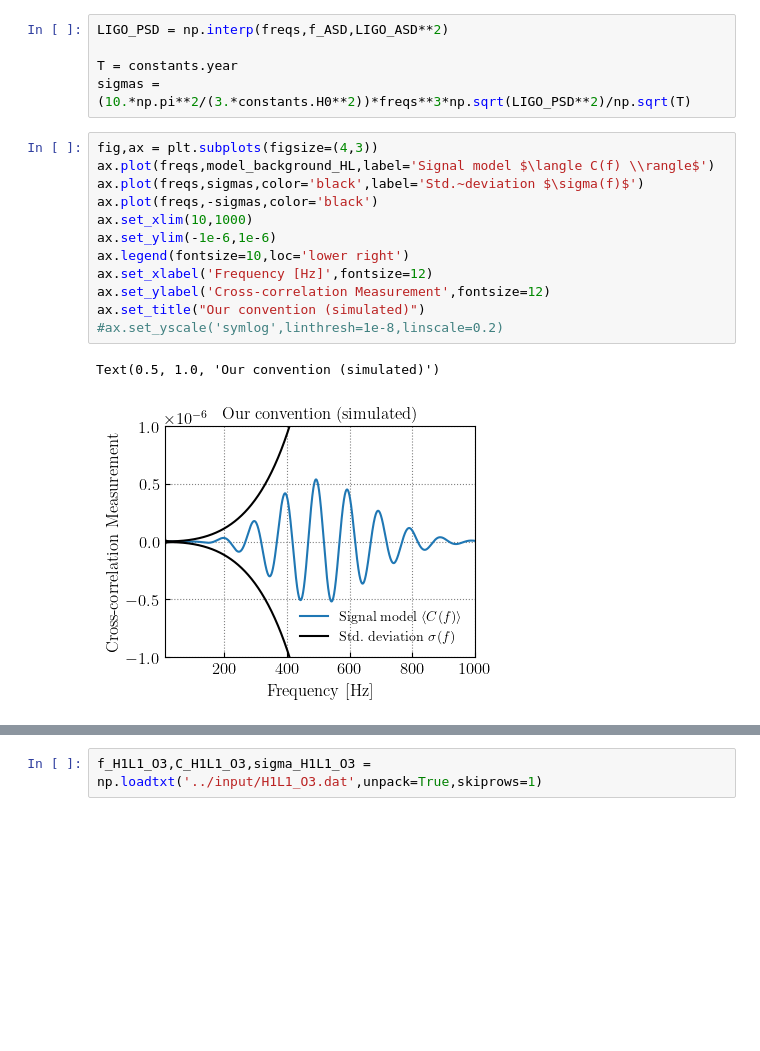
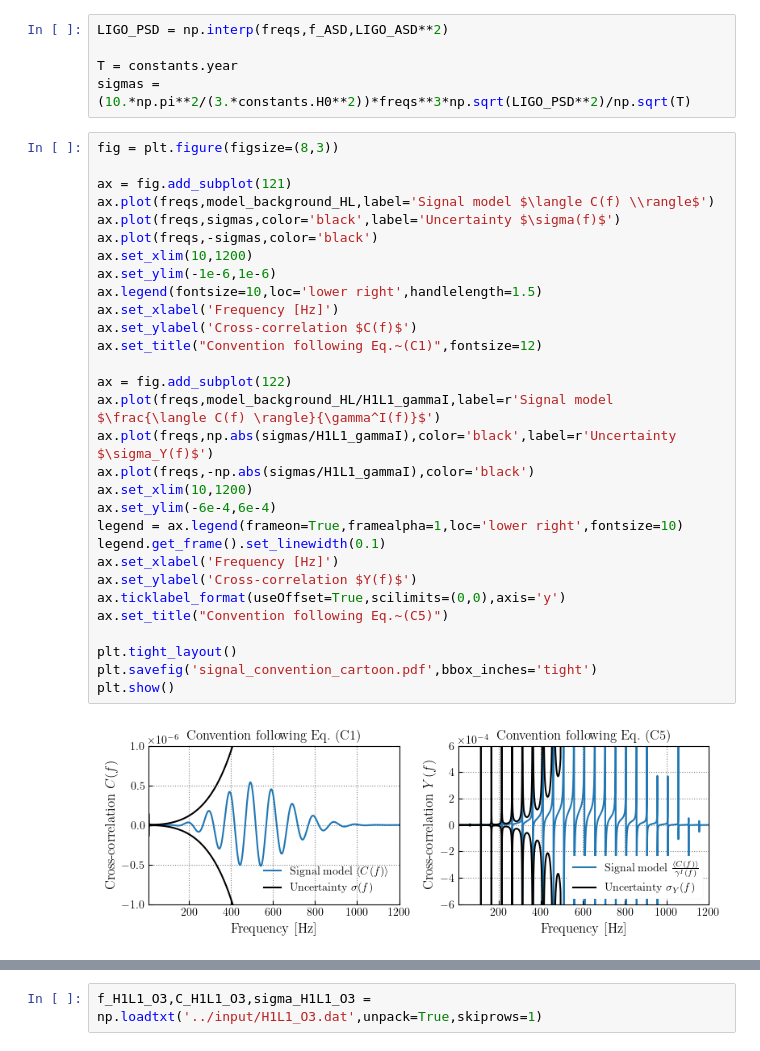
Before and after one commit to tcallister/stochastic-birefringence, a Jupyter notebook: figures/make_signal_convention_cartoon.ipynb, the cells around one changed output, grey strips where cells are left out. Saved outputs shown, nothing was run; the diff lists cells and outputs as text; blank space fills up the shorter version.

```diff
--- a/figures/make_signal_convention_cartoon.ipynb
+++ b/figures/make_signal_convention_cartoon.ipynb
@@ -102,17 +95,34 @@ LIGO_PSD = np.interp(freqs,f_ASD,LIGO_ASD**2)
 T = constants.year
 sigmas = (10.*np.pi**2/(3.*constants.H0**2))*freqs**3*np.sqrt(LIGO_PSD**2)/np.sqrt(T)
 # %%
-fig,ax = plt.subplots(figsize=(4,3))
+fig = plt.figure(figsize=(8,3))
+
+ax = fig.add_subplot(121)
 ax.plot(freqs,model_background_HL,label='Signal model $\langle C(f) \\rangle$')
-ax.plot(freqs,sigmas,color='black',label='Std.~deviation $\sigma(f)$')
+ax.plot(freqs,sigmas,color='black',label='Uncertainty $\sigma(f)$')
 ax.plot(freqs,-sigmas,color='black')
-ax.set_xlim(10,1000)
+ax.set_xlim(10,1200)
 ax.set_ylim(-1e-6,1e-6)
-ax.legend(fontsize=10,loc='lower right')
-ax.set_xlabel('Frequency [Hz]',fontsize=12)
-ax.set_ylabel('Cross-correlation Measurement',fontsize=12)
-ax.set_title("Our convention (simulated)")
-#ax.set_yscale('symlog',linthresh=1e-8,linscale=0.2)
+ax.legend(fontsize=10,loc='lower right',handlelength=1.5)
+ax.set_xlabel('Frequency [Hz]')
+ax.set_ylabel('Cross-correlation $C(f)$')
+ax.set_title("Convention following Eq.~(C1)",fontsize=12)
+
+ax = fig.add_subplot(122)
+ax.plot(freqs,model_background_HL/H1L1_gammaI,label=r'Signal model $\frac{\langle C(f) \rangle}{\gamma^I(f)}$')
+ax.plot(freqs,np.abs(sigmas/H1L1_gammaI),color='black',label=r'Uncertainty $\sigma_Y(f)$')
+ax.plot(freqs,-np.abs(sigmas/H1L1_gammaI),color='black')
+ax.set_xlim(10,1200)
+ax.set_ylim(-6e-4,6e-4)
+legend = ax.legend(frameon=True,framealpha=1,loc='lower right',fontsize=10)
+legend.get_frame().set_linewidth(0.1)
+ax.set_xlabel('Frequency [Hz]')
+ax.set_ylabel('Cross-correlation $Y(f)$')
+ax.ticklabel_format(useOffset=True,scilimits=(0,0),axis='y')
+ax.set_title("Convention following Eq.~(C5)")
+
+plt.tight_layout()
+plt.savefig('signal_convention_cartoon.pdf',bbox_inches='tight')
+plt.show()
 # %% [output]
-Text(0.5, 1.0, 'Our convention (simulated)')
-[figure, old version]
+[figure, new version]
```
Also changed, not shown: parts of 3 cells of this notebook, 11 other files.
